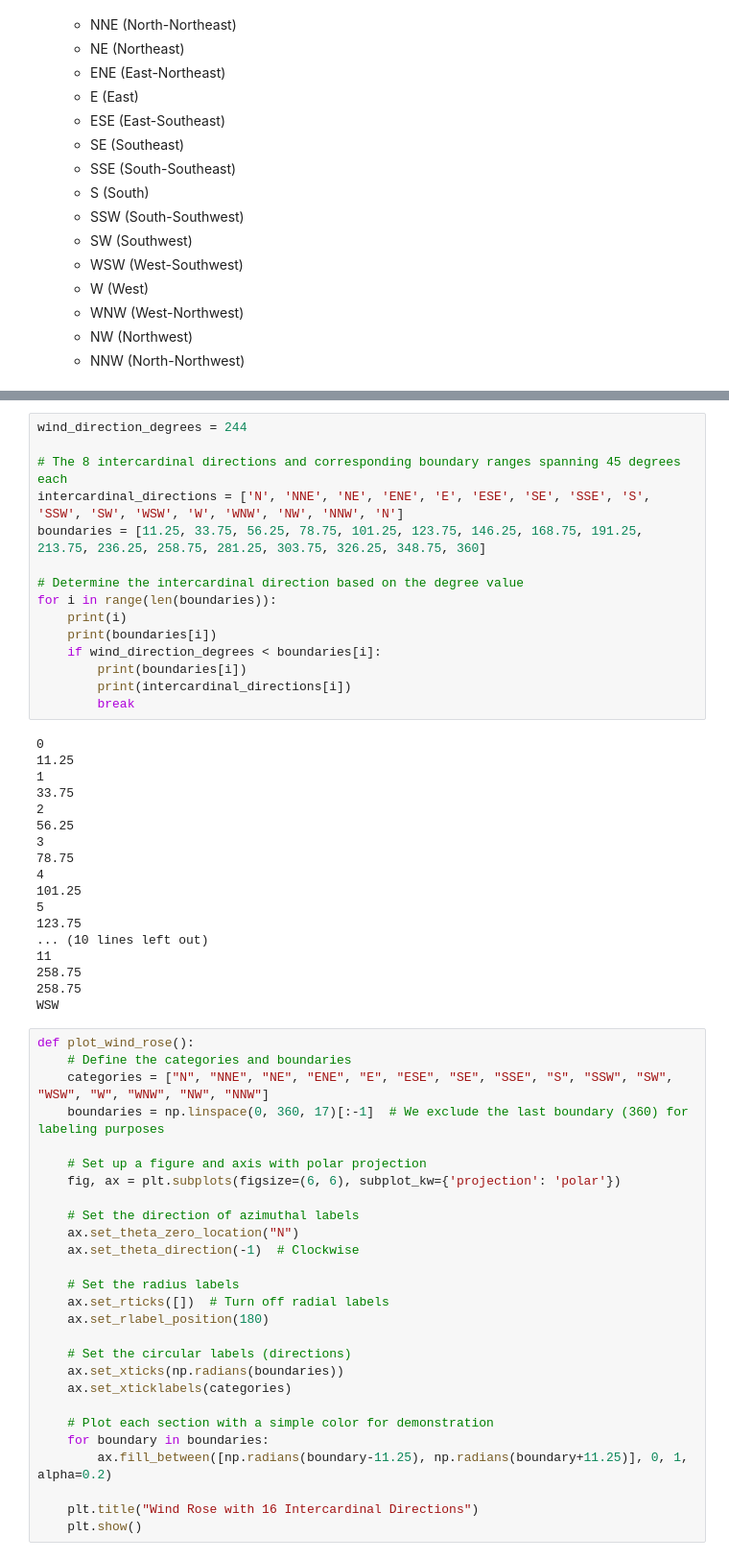
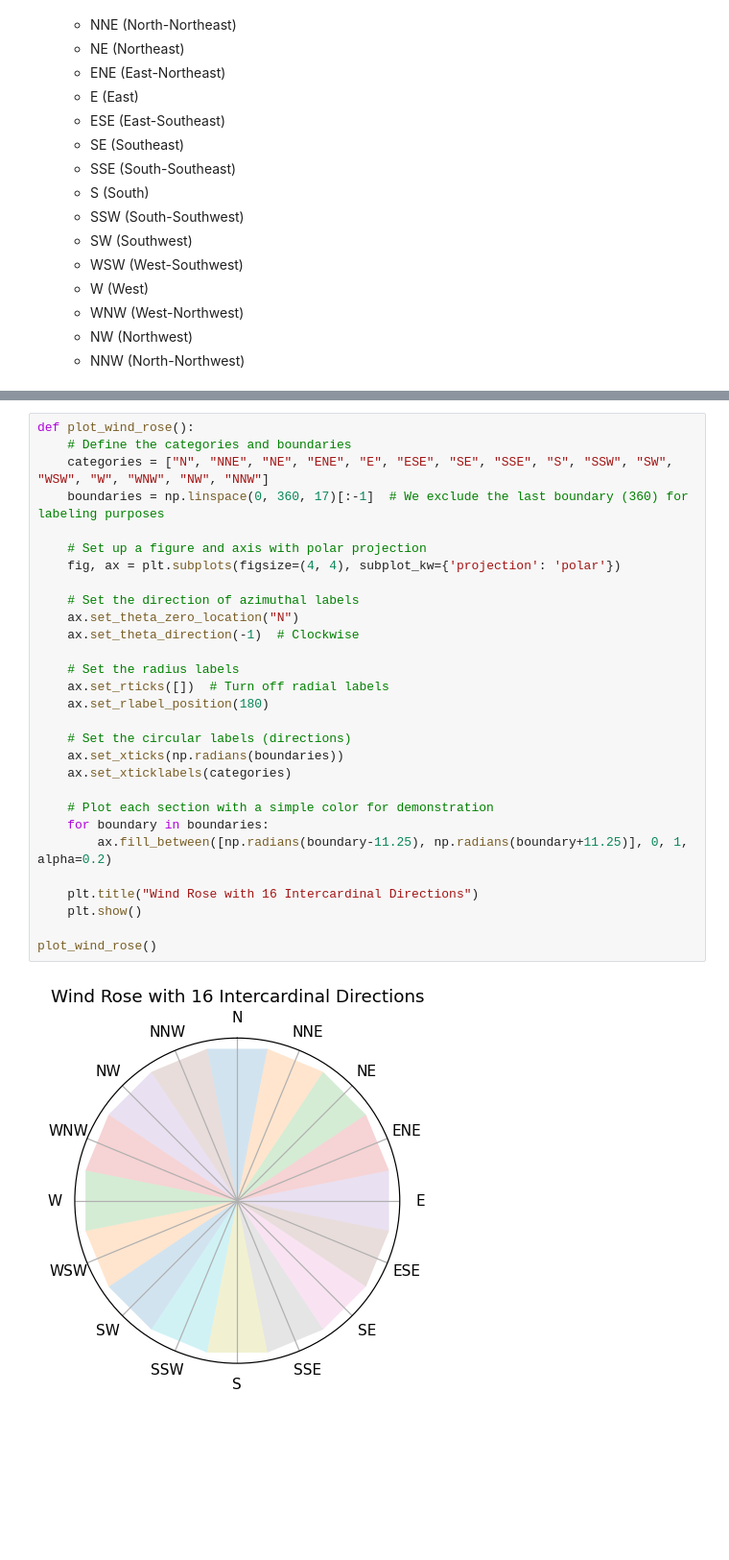
Before and after one commit to meteoviz/wind_power_forecasting_germany, a Jupyter notebook: notebooks/wrangling_xarray_ds.ipynb, the cells around one changed output, grey strips where cells are left out. Shown at 96% size. Drawn from its saved outputs; the diff is of its cells as text; blank space fills up the shorter version.

```diff
--- a/notebooks/wrangling_xarray_ds.ipynb
+++ b/notebooks/wrangling_xarray_ds.ipynb
@@ -177,60 +196,31 @@ calculate_boundaries()
-# %%
-wind_direction_degrees = 244
-
-# The 8 intercardinal directions and corresponding boundary ranges spanning 45 degrees each
-intercardinal_directions = ['N', 'NNE', 'NE', 'ENE', 'E', 'ESE', 'SE', 'SSE', 'S', 'SSW', 'SW', 'WSW', 'W', 'WNW', 'NW', 'NNW', 'N']
-boundaries = [11.25, 33.75, 56.25, 78.75, 101.25, 123.75, 146.25, 168.75, 191.25, 213.75, 236.25, 258.75, 281.25, 303.75, 326.25, 348.75, 360]
-
-# Determine the intercardinal direction based on the degree value
-for i in range(len(boundaries)):
-    print(i)
-    print(boundaries[i])
-    if wind_direction_degrees < boundaries[i]:
-        print(boundaries[i])
-        print(intercardinal_directions[i])
-        break
-# %% [output]
-0
-11.25
-1
-33.75
-2
-56.25
-3
-78.75
-4
-101.25
-5
-123.75
-... (10 lines left out)
-11
-258.75
-258.75
-WSW
 # %%
 def plot_wind_rose():
     # Define the categories and boundaries
     categories = ["N", "NNE", "NE", "ENE", "E", "ESE", "SE", "SSE", "S", "SSW", "SW", "WSW", "W", "WNW", "NW", "NNW"]
     boundaries = np.linspace(0, 360, 17)[:-1]  # We exclude the last boundary (360) for labeling purposes
 
     # Set up a figure and axis with polar projection
-    fig, ax = plt.subplots(figsize=(6, 6), subplot_kw={'projection': 'polar'})
+    fig, ax = plt.subplots(figsize=(4, 4), subplot_kw={'projection': 'polar'})
 
     # Set the direction of azimuthal labels
     ax.set_theta_zero_location("N")
     ax.set_theta_direction(-1)  # Clockwise
 
     # Set the radius labels
     ax.set_rticks([])  # Turn off radial labels
     ax.set_rlabel_position(180)
 
     # Set the circular labels (directions)
     ax.set_xticks(np.radians(boundaries))
     ax.set_xticklabels(categories)
 
     # Plot each section with a simple color for demonstration
     for boundary in boundaries:
         ax.fill_between([np.radians(boundary-11.25), np.radians(boundary+11.25)], 0, 1, alpha=0.2)
 
     plt.title("Wind Rose with 16 Intercardinal Directions")
     plt.show()
+
+plot_wind_rose()
+# %% [output]
+[figure, added]
```
Also changed, not shown: parts of 17 cells of this notebook.
